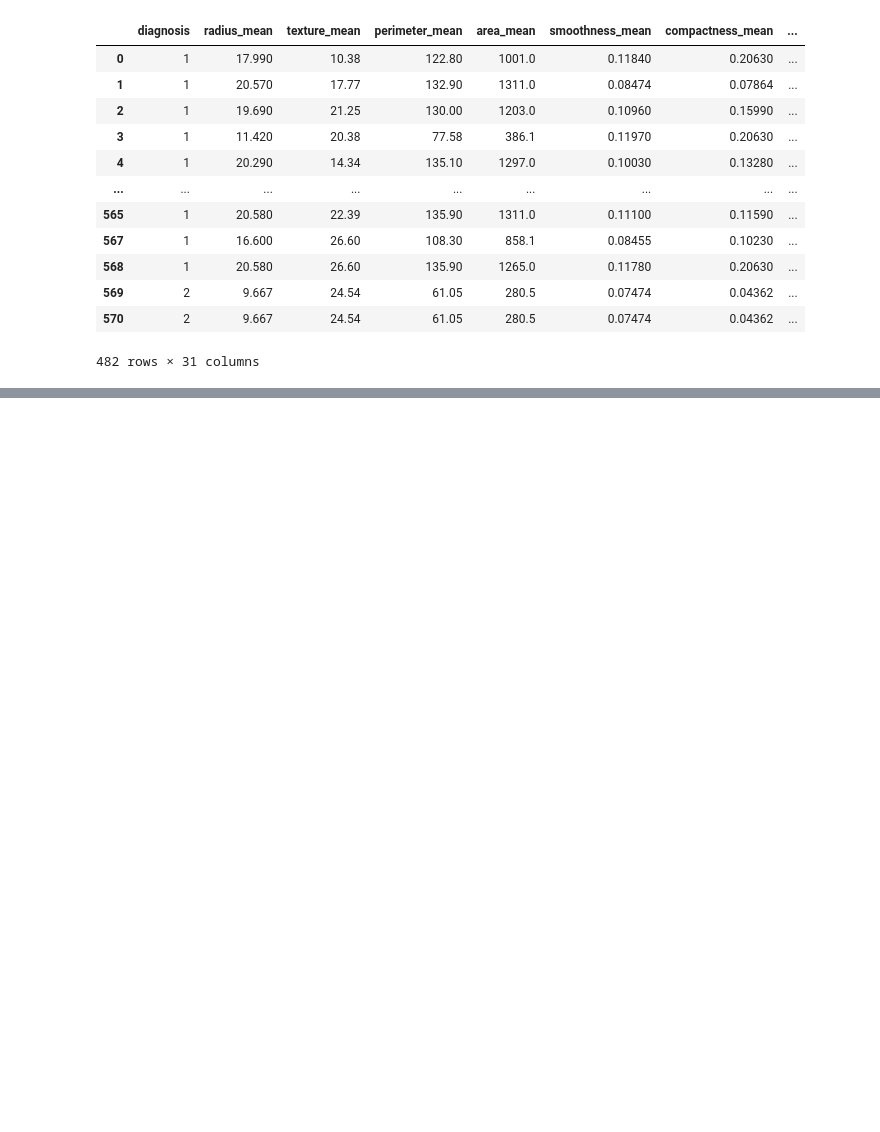
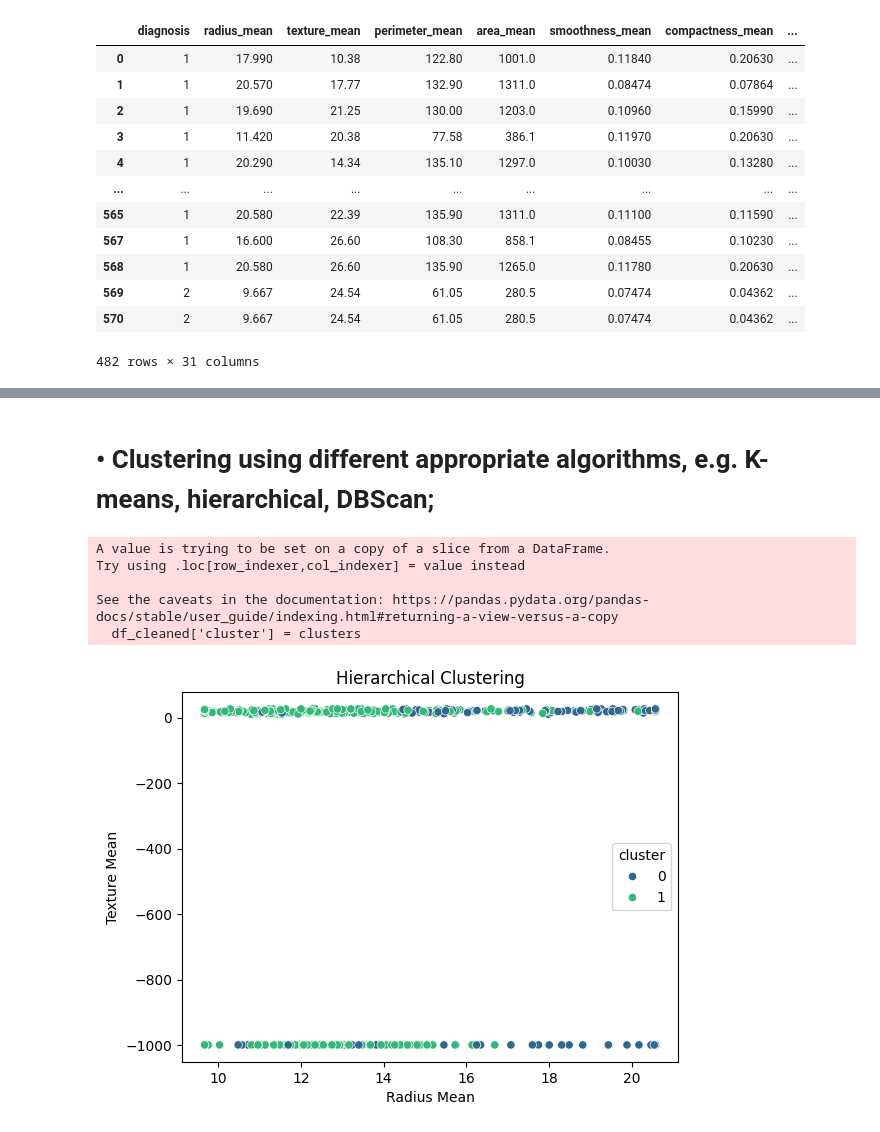
Before and after one commit to robertnesterodhiambo/robertnesterodhiambo-Data-analysis, a Jupyter notebook: unioversity ofwales.ipynb, the cells around one changed output, grey strips where cells are left out. Saved outputs shown, nothing was run; the diff lists cells and outputs as text; code cells hidden in the pictures; blank space fills up the shorter version.

```diff
--- a/unioversity ofwales.ipynb
+++ b/unioversity ofwales.ipynb
@@ -123,0 +145,38 @@ df_cleaned
+# %% [markdown]
+# • Clustering using different appropriate algorithms, e.g. K-means, hierarchical, DBScan;
+# %%
+import pandas as pd
+from sklearn.cluster import AgglomerativeClustering
+from sklearn.preprocessing import StandardScaler
+import seaborn as sns
+import matplotlib.pyplot as plt
+
+# Assuming 'df_cleaned' is your DataFrame
+
+# Select features for clustering (excluding 'id' and 'diagnosis' columns)
+X = df_cleaned.drop(columns=[ 'diagnosis'])
+
+# Standardize the features
+scaler = StandardScaler()
+X_scaled = scaler.fit_transform(X)
+
+# Perform hierarchical clustering
+clustering = AgglomerativeClustering(n_clusters=2)  # Assuming you want to find 2 clusters
+clusters = clustering.fit_predict(X_scaled)
+
+# Add cluster labels to the DataFrame
+df_cleaned['cluster'] = clusters
+
+# Plot the clusters
+sns.scatterplot(data=df_cleaned, x='radius_mean', y='texture_mean', hue='cluster', palette='viridis')
+plt.title('Hierarchical Clustering')
+plt.xlabel('Radius Mean')
+plt.ylabel('Texture Mean')
+plt.show()
+# %% [output]
+A value is trying to be set on a copy of a slice from a DataFrame.
+Try using .loc[row_indexer,col_indexer] = value instead
+
+See the caveats in the documentation: https://pandas.pydata.org/pandas-docs/stable/user_guide/indexing.html#returning-a-view-versus-a-copy
+  df_cleaned['cluster'] = clusters
+[figure, added]
```
Also changed, not shown: parts of 10 cells of this notebook.
